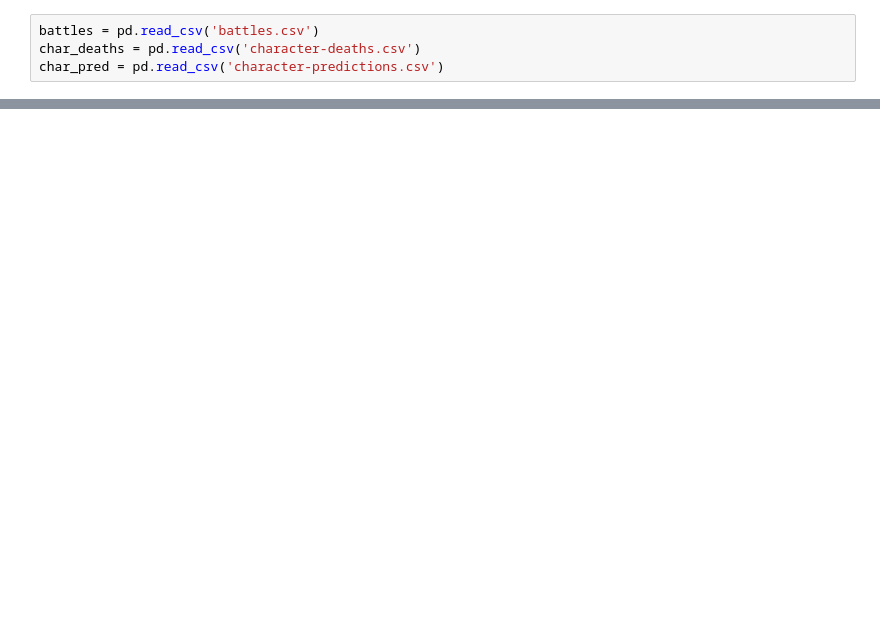
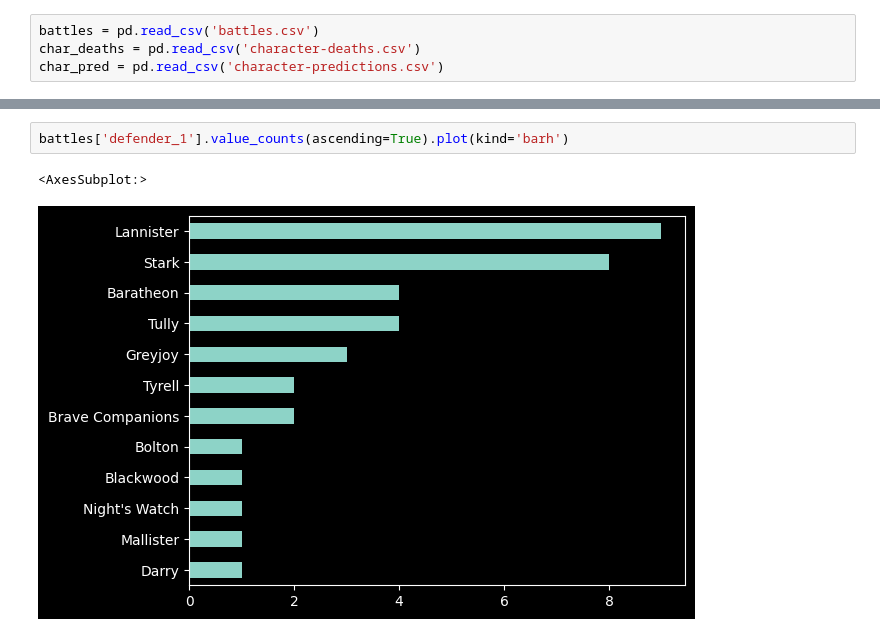
Before and after one commit to TelRich/GOT_Character_Death_Prediction, a Jupyter notebook: got_prjt.ipynb, the cells around one changed output, grey strips where cells are left out. Cells and saved outputs as stored; diff of their text form; blank space fills up the shorter version.

```diff
--- a/got_prjt.ipynb
+++ b/got_prjt.ipynb
@@ -18,0 +116,5 @@ battles.head()
+# %%
+battles['defender_1'].value_counts(ascending=True).plot(kind='barh')
+# %% [output]
+<AxesSubplot:>
+[figure, added]
```
Also changed, not shown: parts of 79 cells of this notebook, 1 other file.
